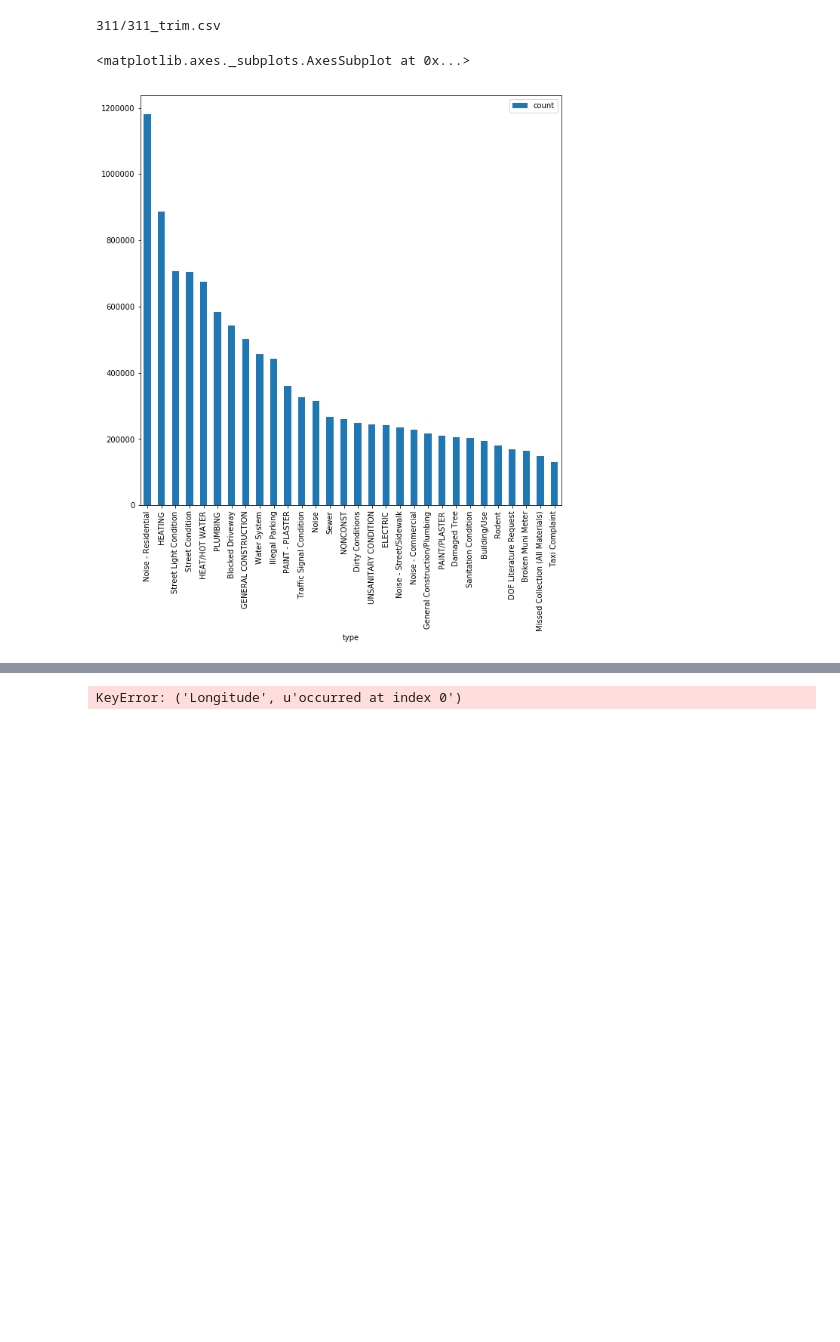
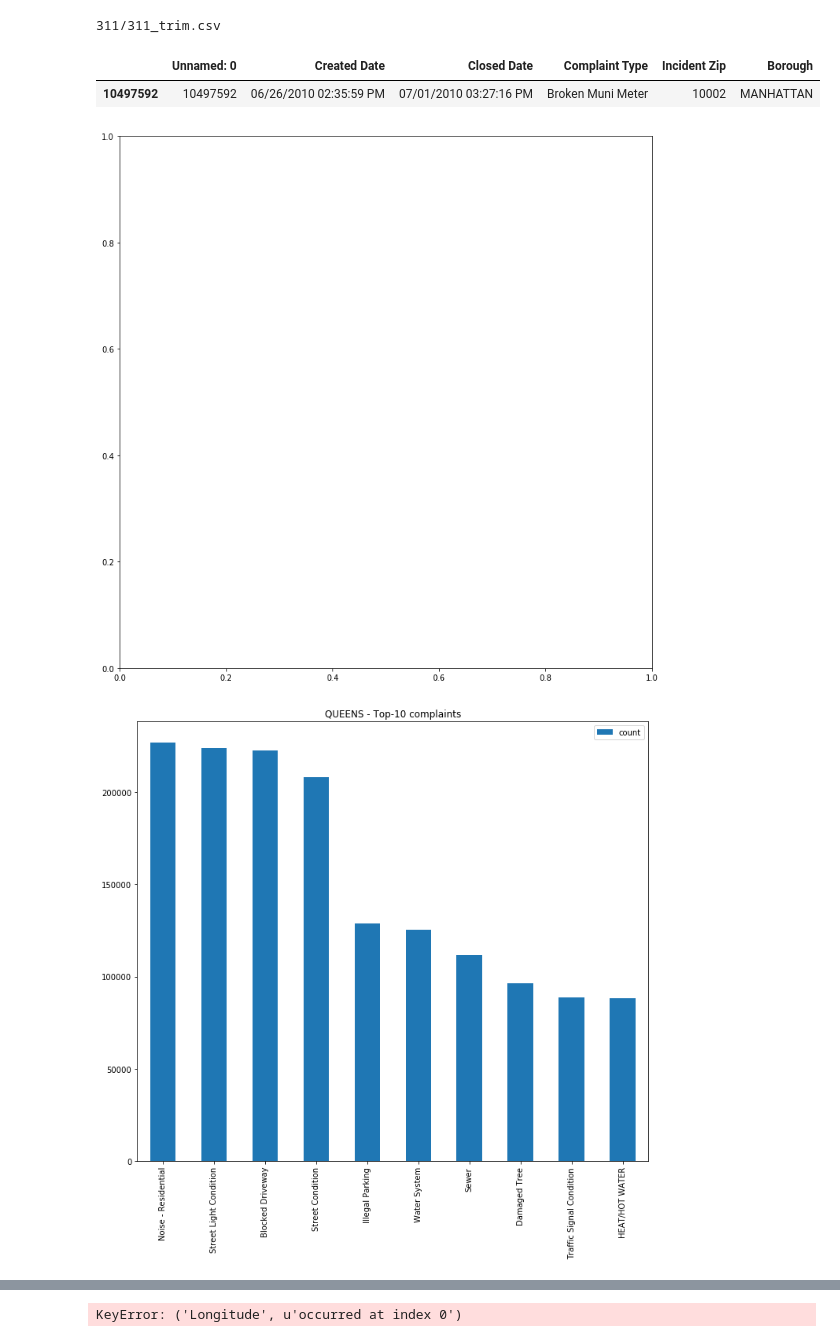
Before and after one commit to GromitC/Big-Data-Final-Project, a Jupyter notebook: 311_playground.ipynb, the cells around one changed output, grey strips where cells are left out. Cells and saved outputs as stored; diff of their text form; code cells hidden in the pictures; blank space fills up the shorter version.

Commit message:
add per borough

```diff
--- a/311_playground.ipynb
+++ b/311_playground.ipynb
@@ -18,6 +18,11 @@ for filename in glob.iglob('311/311_trim.csv'):
     threeoneone_df.append(pd.read_csv(filename))
 # %% [output]
 311/311_trim.csv
+# %%
+threeoneone_df[0].sample(1)
+# %% [output]
+|  | Unnamed: 0 | Created Date | Closed Date | Complaint Type | Incident Zip | Borough |
+| 10497592 | 10497592 | 06/26/2010 02:35:59 PM | 07/01/2010 03:27:16 PM | Broken Muni Meter | 10002 | MANHATTAN |
 # %%
 df = gpd.GeoDataFrame(threeoneone_df[0])
 # %%
@@ -58,18 +63,35 @@ for ct in ctypes:
     plt.tight_layout()
     plt.savefig('results/%s.png' % ct.lower().replace('/','_').replace(' ', '-'))
 # %%
-ndf = []
-cgroups = threeoneone_df[0].groupby('Complaint Type')
+from matplotlib import rcParams
+rcParams.update({'figure.autolayout': True})
 
-for ct in ctypes:
-    s = len(cgroups.get_group(ct))
-    if s<=1:
-        continue
-    ndf.append( { 'type':ct,   'count': s } )
+btypes = list(threeoneone_df[0]['Borough'].unique())
+bgroups = threeoneone_df[0].groupby('Borough')
+for bt in btypes:
+    fig = plt.figure()
+    fig.clf()
+    ax = fig.add_subplot(111)
+    ax.set_aspect('equal')
+    ndf = []
+    bg = bgroups.get_group(bt)
+    cgroups = bg.groupby('Complaint Type')
+    for ct in ctypes:
+        try:
+            s = len(cgroups.get_group(ct))
+        except:
+            continue
+        if s<=1:
+            continue
+        ndf.append( { 'type':ct,   'count': s } )
 
-ndf = pd.DataFrame(ndf)
-ndf = ndf.sort_values(by='count', ascending=0)
-ndf[:30].plot.bar('type')
+    ndf = pd.DataFrame(ndf)
+    ndf = ndf.sort_values(by='count', ascending=0)
+    title = '%s - Top-10 complaints' % bt
+    plt.gcf().subplots_adjust(bottom=0.5)
+    ax = ndf[:10].plot.bar('type', title=title)
+    ax.set_xlabel('')
+    plt.savefig('results/2-%s-top10-complaints.png' % bt)
 # %% [output]
-<matplotlib.axes._subplots.AxesSubplot at 0x...>
-[figure, old version]
+[figure, new version]
+[figure, added]
```
Also changed, not shown: parts of 1 cell of this notebook.
